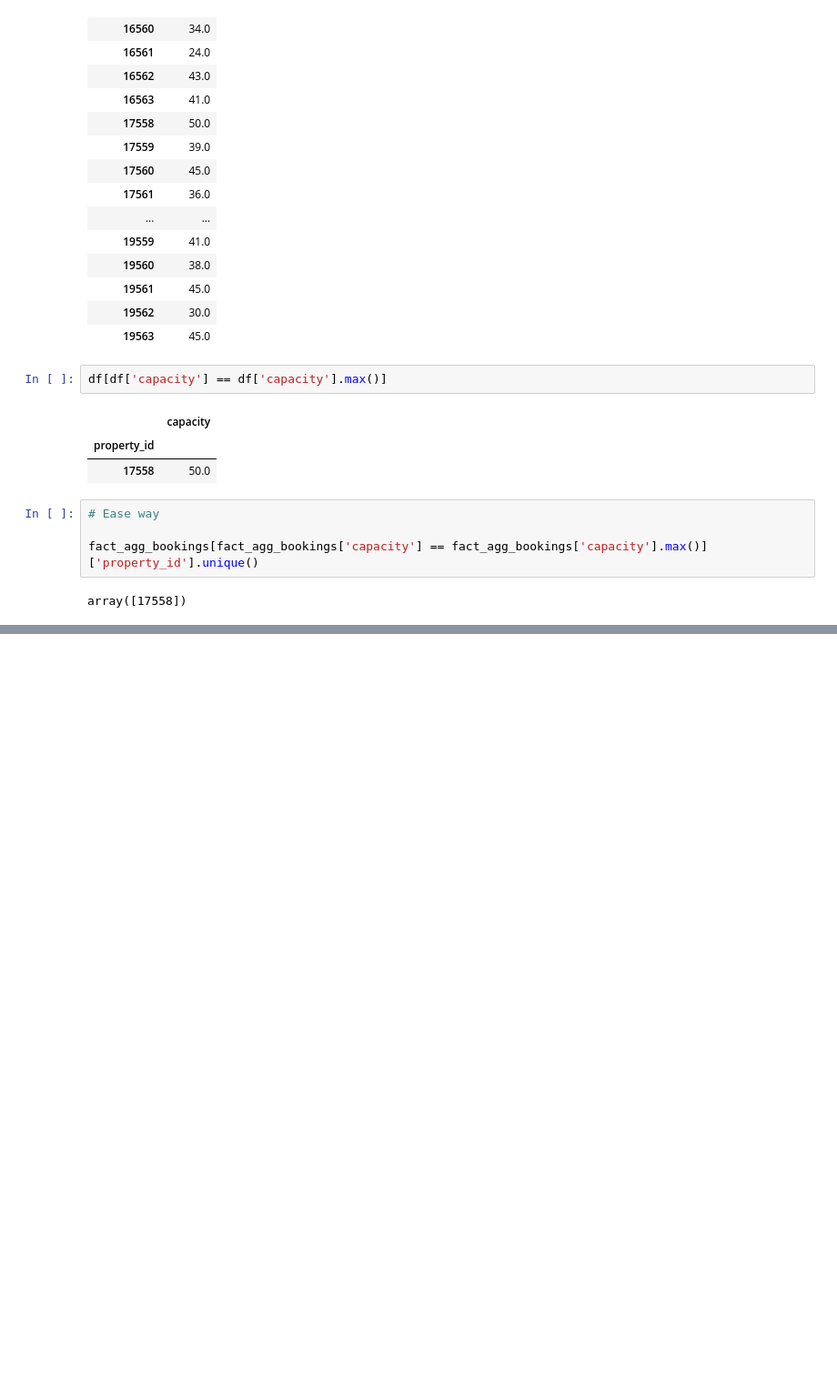
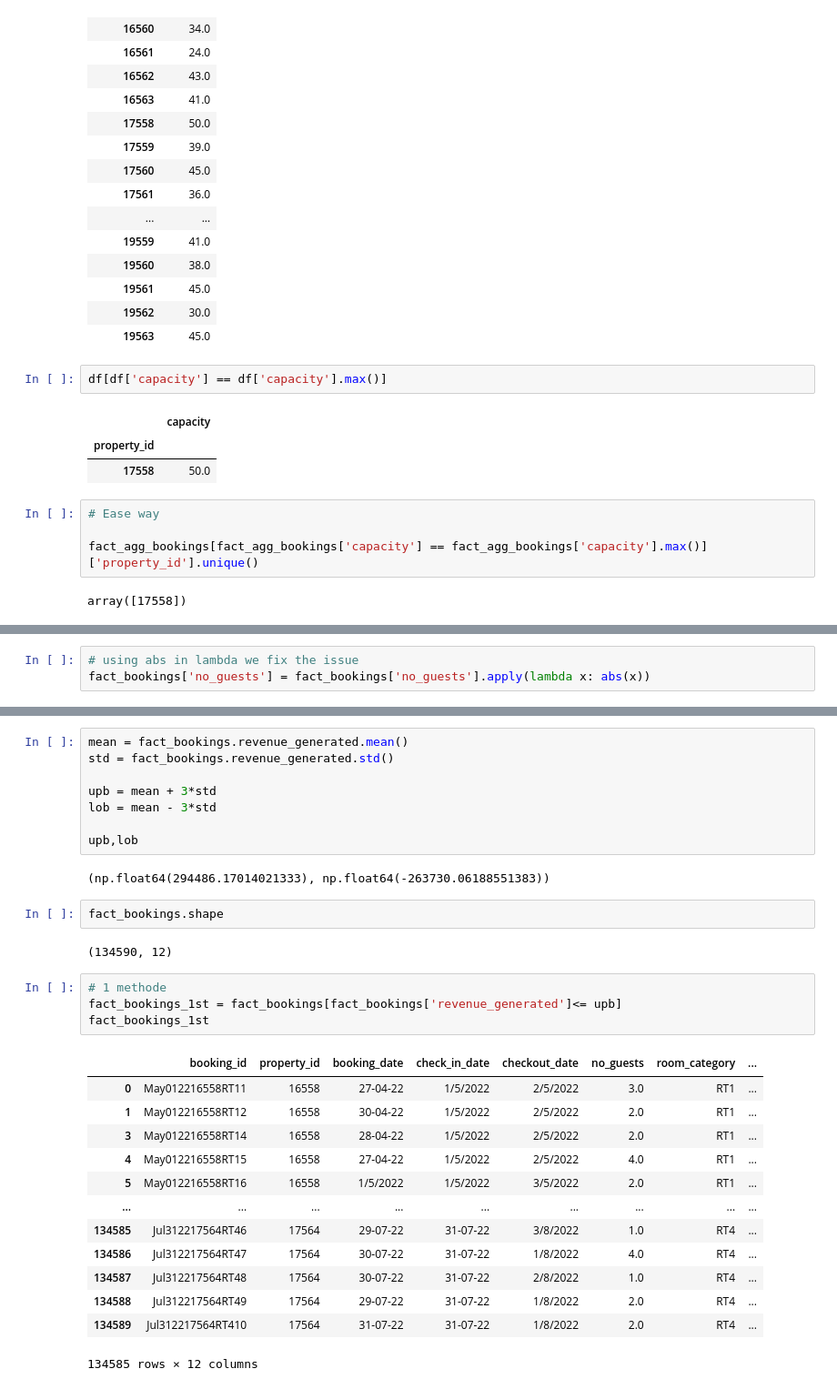
Before and after one commit to Mohitnayak-AI/Machine-Learning, a Jupyter notebook: AI-codebasics/EDA-Hospitality/EDA-Hospitality.ipynb, the cells around one changed output, grey strips where cells are left out. Shown: that part at 91% size. Saved outputs shown, nothing was run; the diff lists cells and outputs as text; blank space fills up the shorter version.

```diff
--- a/AI-codebasics/EDA-Hospitality/EDA-Hospitality.ipynb
+++ b/AI-codebasics/EDA-Hospitality/EDA-Hospitality.ipynb
@@ -394,0 +425,3 @@ array([17558])
+# %%
+# using abs in lambda we fix the issue
+fact_bookings['no_guests'] = fact_bookings['no_guests'].apply(lambda x: abs(x))
@@ -394,0 +455,32 @@ array([17558])
+# %%
+mean = fact_bookings.revenue_generated.mean()
+std = fact_bookings.revenue_generated.std()
+
+upb = mean + 3*std
+lob = mean - 3*std
+
+upb,lob
+# %% [output]
+(np.float64(294486.17014021333), np.float64(-263730.06188551383))
+# %%
+fact_bookings.shape
+# %% [output]
+(134590, 12)
+# %%
+# 1 methode
+fact_bookings_1st = fact_bookings[fact_bookings['revenue_generated']<= upb]
+fact_bookings_1st
+# %% [output]
+|  | booking_id | property_id | booking_date | check_in_date | checkout_date | no_guests | room_category | ... |
+| 0 | May012216558RT11 | 16558 | 27-04-22 | 1/5/2022 | 2/5/2022 | 3.0 | RT1 | ... |
+| 1 | May012216558RT12 | 16558 | 30-04-22 | 1/5/2022 | 2/5/2022 | 2.0 | RT1 | ... |
+| 3 | May012216558RT14 | 16558 | 28-04-22 | 1/5/2022 | 2/5/2022 | 2.0 | RT1 | ... |
+| 4 | May012216558RT15 | 16558 | 27-04-22 | 1/5/2022 | 2/5/2022 | 4.0 | RT1 | ... |
+| 5 | May012216558RT16 | 16558 | 1/5/2022 | 1/5/2022 | 3/5/2022 | 2.0 | RT1 | ... |
+| ... | ... | ... | ... | ... | ... | ... | ... | ... |
+| 134585 | Jul312217564RT46 | 17564 | 29-07-22 | 31-07-22 | 3/8/2022 | 1.0 | RT4 | ... |
+| 134586 | Jul312217564RT47 | 17564 | 30-07-22 | 31-07-22 | 1/8/2022 | 4.0 | RT4 | ... |
+| 134587 | Jul312217564RT48 | 17564 | 30-07-22 | 31-07-22 | 2/8/2022 | 1.0 | RT4 | ... |
+| 134588 | Jul312217564RT49 | 17564 | 29-07-22 | 31-07-22 | 1/8/2022 | 2.0 | RT4 | ... |
+| 134589 | Jul312217564RT410 | 17564 | 31-07-22 | 31-07-22 | 1/8/2022 | 2.0 | RT4 | ... |
+134585 rows × 12 columns
```
Also changed, not shown: parts of 78 cells of this notebook, 1 other file.
